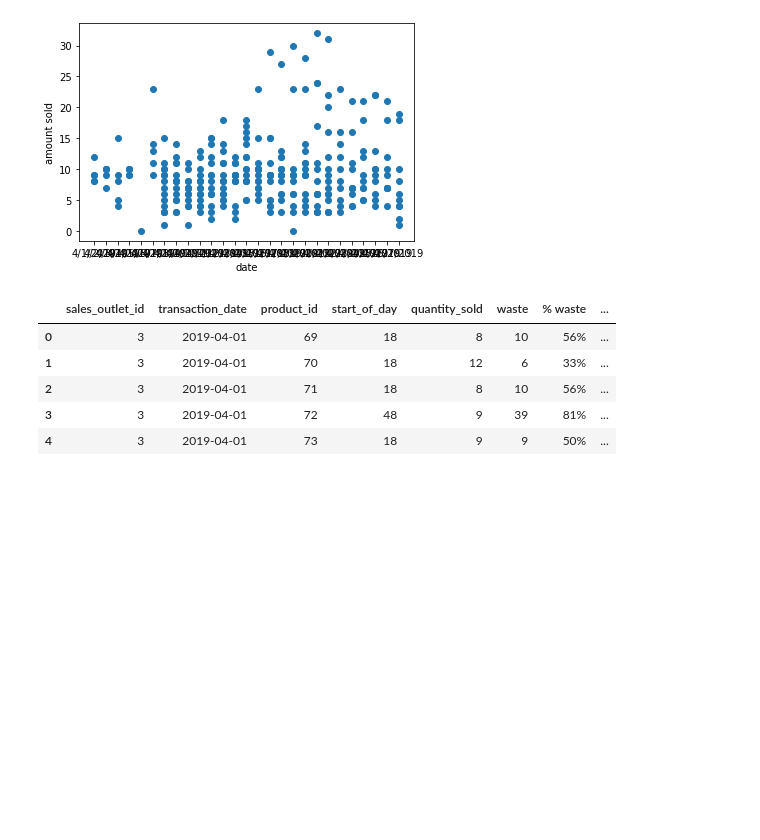
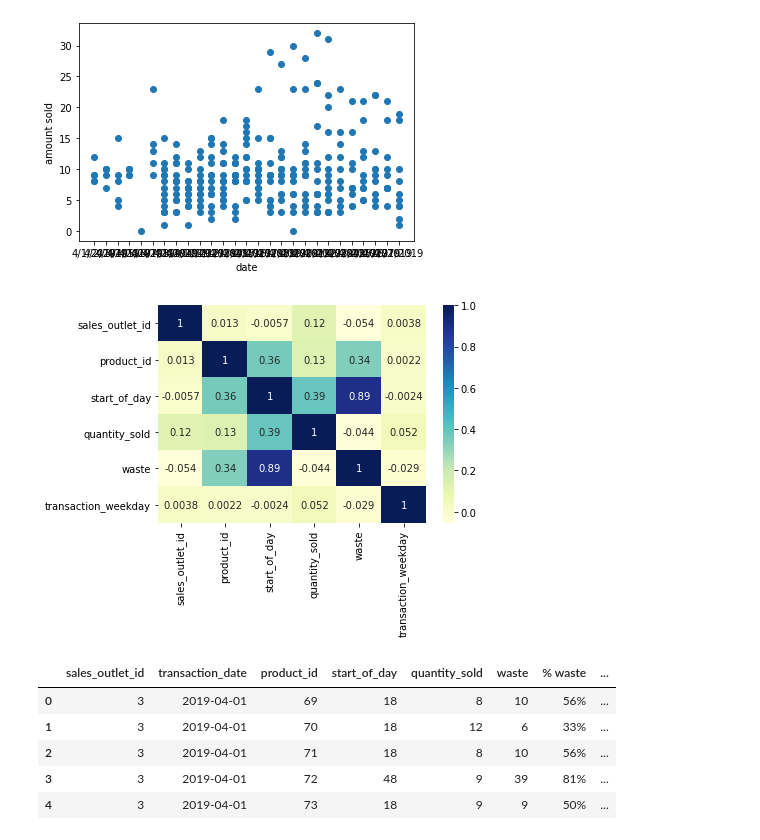
Before and after one commit to CincodeCuatro/ML, a Jupyter notebook: coffee.ipynb, the cells around one changed output. Drawn from its saved outputs; the diff is of its cells as text; code cells hidden in the pictures; blank space fills up the shorter version.

```diff
--- a/coffee.ipynb
+++ b/coffee.ipynb
@@ -29,4 +62,9 @@ plt.scatter(df.transaction_date,df.quantity_sold)
 # %% [output]
 <matplotlib.collections.PathCollection at 0x...>
 [figure]
+# %%
+sns.heatmap(df.corr(), cmap="YlGnBu", annot = True)
+plt.show()
+# %% [output]
+[figure, added]
 # %%
```
Also changed, not shown: parts of 9 cells of this notebook.
